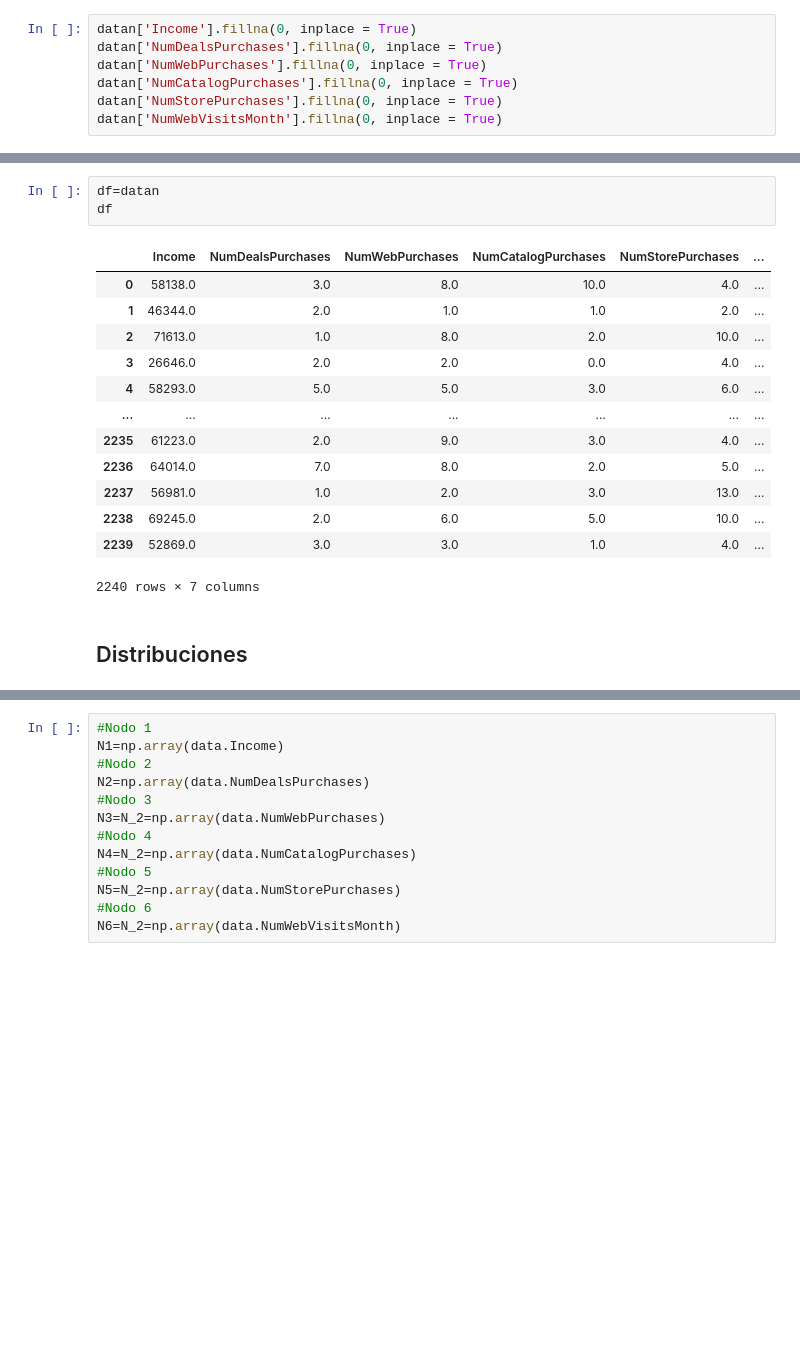
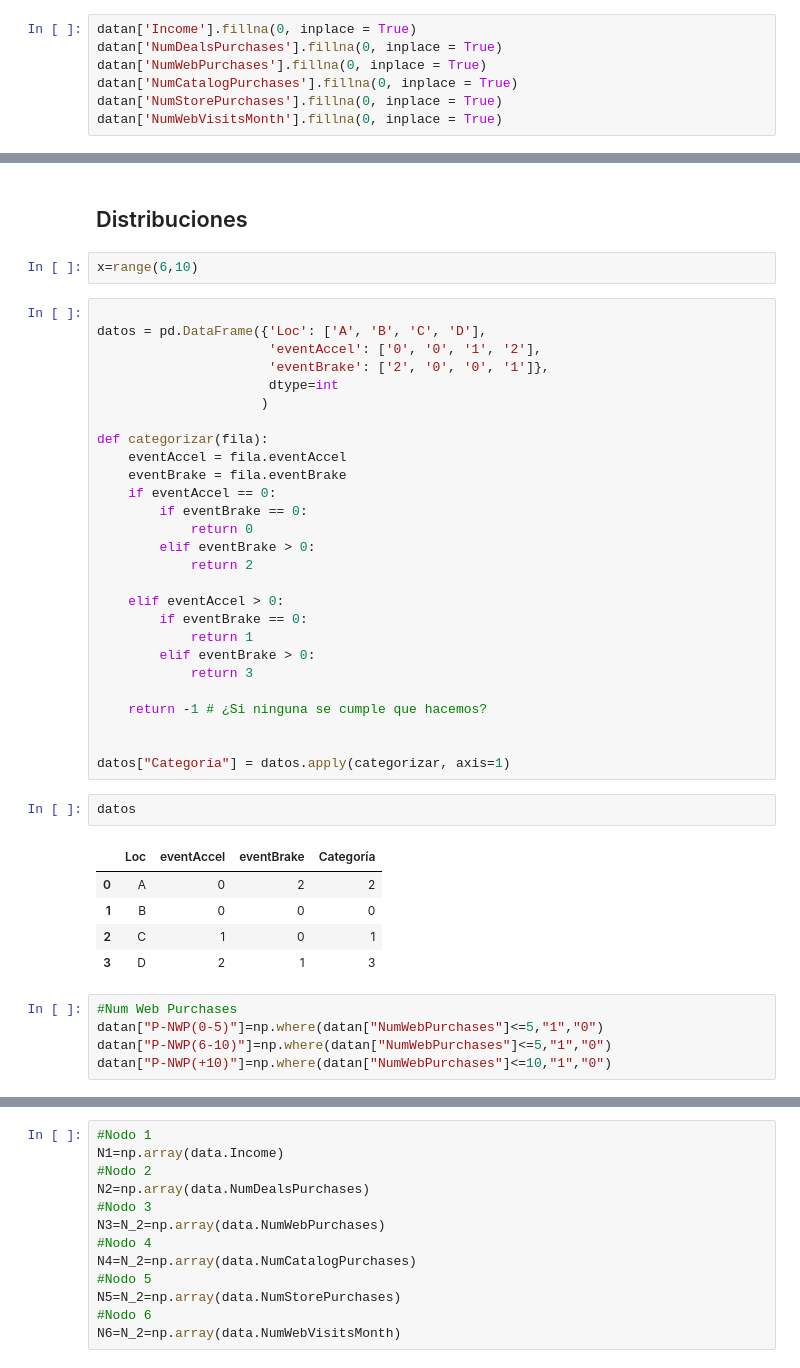
Before and after one commit to berlinpreciado21/ProyectoSimFin_CCorrales_BIPreciado_MVerea, a Jupyter notebook: PE1_BIPE_CCC_MV.ipynb, the cells around one changed output, grey strips where cells are left out. Saved outputs shown, nothing was run; the diff lists cells and outputs as text; blank space fills up the shorter version.

```diff
--- a/PE1_BIPE_CCC_MV.ipynb
+++ b/PE1_BIPE_CCC_MV.ipynb
@@ -204,19 +202,44 @@ datan
-# %%
-df=datan
-df
-# %% [output]
-|  | Income | NumDealsPurchases | NumWebPurchases | NumCatalogPurchases | NumStorePurchases | ... |
-| 0 | 58138.0 | 3.0 | 8.0 | 10.0 | 4.0 | ... |
-| 1 | 46344.0 | 2.0 | 1.0 | 1.0 | 2.0 | ... |
-| 2 | 71613.0 | 1.0 | 8.0 | 2.0 | 10.0 | ... |
-| 3 | 26646.0 | 2.0 | 2.0 | 0.0 | 4.0 | ... |
-| 4 | 58293.0 | 5.0 | 5.0 | 3.0 | 6.0 | ... |
-| ... | ... | ... | ... | ... | ... | ... |
-| 2235 | 61223.0 | 2.0 | 9.0 | 3.0 | 4.0 | ... |
-| 2236 | 64014.0 | 7.0 | 8.0 | 2.0 | 5.0 | ... |
-| 2237 | 56981.0 | 1.0 | 2.0 | 3.0 | 13.0 | ... |
-| 2238 | 69245.0 | 2.0 | 6.0 | 5.0 | 10.0 | ... |
-| 2239 | 52869.0 | 3.0 | 3.0 | 1.0 | 4.0 | ... |
-2240 rows × 7 columns
 # %% [markdown]
 ## Distribuciones
+# %%
+x=range(6,10)
+# %%
+
+datos = pd.DataFrame({'Loc': ['A', 'B', 'C', 'D'],
+                      'eventAccel': ['0', '0', '1', '2'],
+                      'eventBrake': ['2', '0', '0', '1']},
+                      dtype=int
+                     )
+
+def categorizar(fila):
+    eventAccel = fila.eventAccel
+    eventBrake = fila.eventBrake
+    if eventAccel == 0:
+        if eventBrake == 0:
+            return 0
+        elif eventBrake > 0:
+            return 2
+
+    elif eventAccel > 0:
+        if eventBrake == 0:
+            return 1
+        elif eventBrake > 0:
+            return 3
+
+    return -1 # ¿Si ninguna se cumple que hacemos?
+
+
+datos["Categoría"] = datos.apply(categorizar, axis=1)
+# %%
+datos
+# %% [output]
+|  | Loc | eventAccel | eventBrake | Categoría |
+| 0 | A | 0 | 2 | 2 |
+| 1 | B | 0 | 0 | 0 |
+| 2 | C | 1 | 0 | 1 |
+| 3 | D | 2 | 1 | 3 |
+# %%
+#Num Web Purchases
+datan["P-NWP(0-5)"]=np.where(datan["NumWebPurchases"]<=5,"1","0")
+datan["P-NWP(6-10)"]=np.where(datan["NumWebPurchases"]<=5,"1","0")
+datan["P-NWP(+10)"]=np.where(datan["NumWebPurchases"]<=10,"1","0")
```
Also changed, not shown: parts of 7 cells of this notebook.
